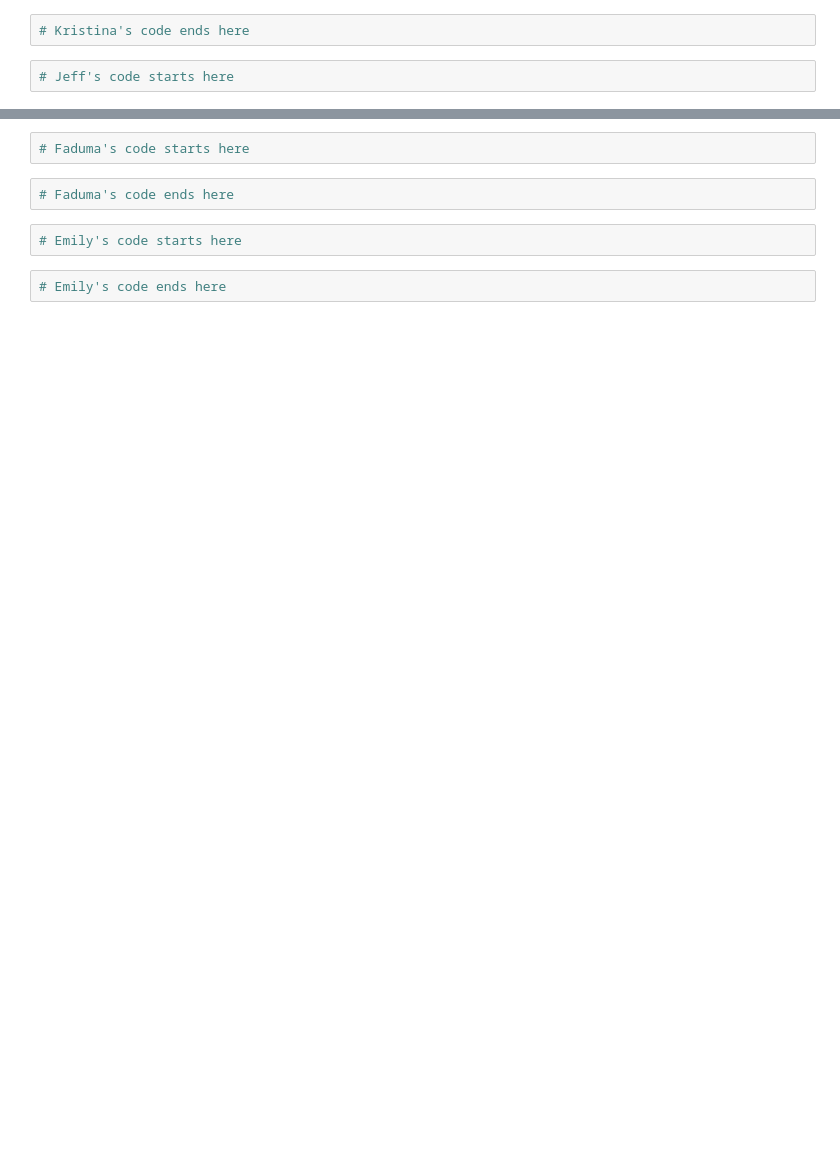
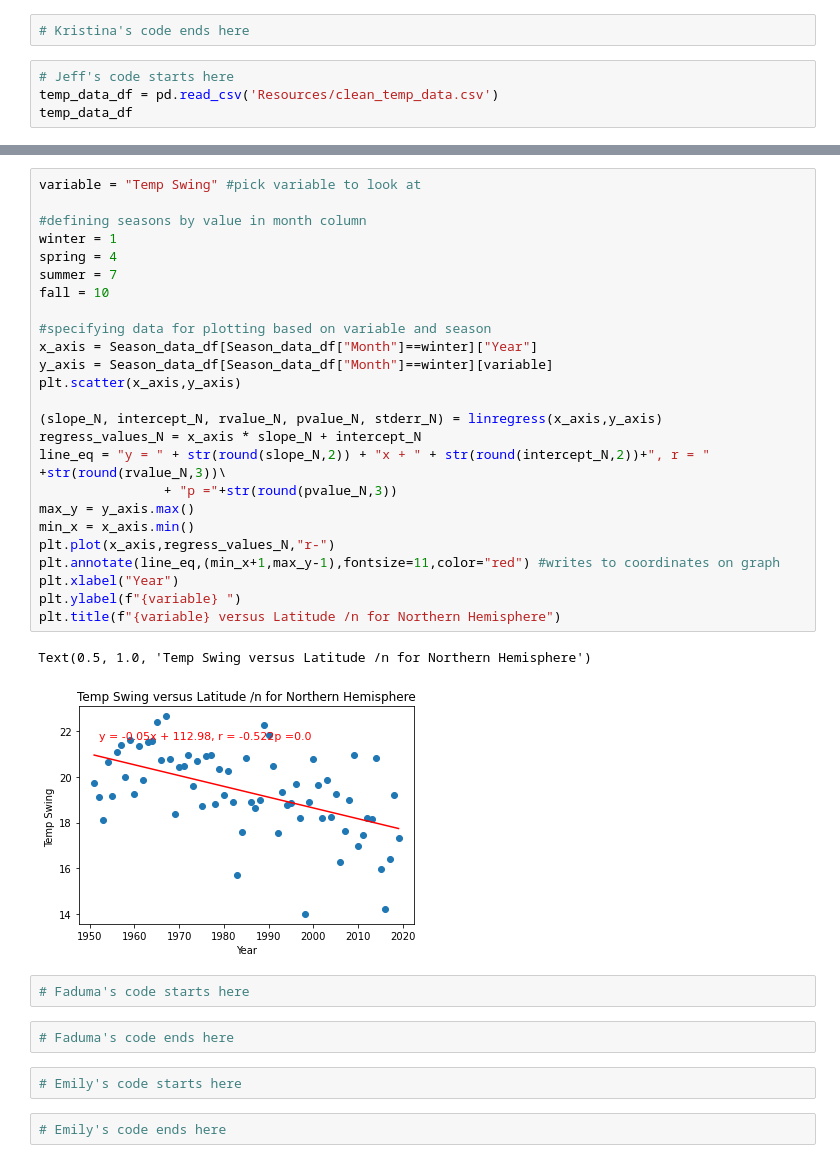
Before and after one commit to emilyfrels/project-1, a Jupyter notebook: analysis.ipynb, the cells around one changed output, grey strips where cells are left out. Cells and saved outputs as stored; diff of their text form; blank space fills up the shorter version.

Commit message:
Initial pass at analysis for temp data - organize by season and generic plot and regression

```diff
--- a/analysis.ipynb
+++ b/analysis.ipynb
@@ -13,3 +37,5 @@ storm_data
 # Kristina's code ends here
 # %%
 # Jeff's code starts here
+temp_data_df = pd.read_csv('Resources/clean_temp_data.csv')
+temp_data_df
@@ -18,3 +112,31 @@ storm_data
+# %%
+variable = "Temp Swing" #pick variable to look at
+
+#defining seasons by value in month column
+winter = 1
+spring = 4
+summer = 7
+fall = 10
+
+#specifying data for plotting based on variable and season
+x_axis = Season_data_df[Season_data_df["Month"]==winter]["Year"]
+y_axis = Season_data_df[Season_data_df["Month"]==winter][variable]
+plt.scatter(x_axis,y_axis)
+
+(slope_N, intercept_N, rvalue_N, pvalue_N, stderr_N) = linregress(x_axis,y_axis)
+regress_values_N = x_axis * slope_N + intercept_N
+line_eq = "y = " + str(round(slope_N,2)) + "x + " + str(round(intercept_N,2))+", r = " +str(round(rvalue_N,3))\
+                + "p ="+str(round(pvalue_N,3))
+max_y = y_axis.max()
+min_x = x_axis.min()
+plt.plot(x_axis,regress_values_N,"r-")
+plt.annotate(line_eq,(min_x+1,max_y-1),fontsize=11,color="red") #writes to coordinates on graph
+plt.xlabel("Year")
+plt.ylabel(f"{variable} ")
+plt.title(f"{variable} versus Latitude /n for Northern Hemisphere")
+# %% [output]
+Text(0.5, 1.0, 'Temp Swing versus Latitude /n for Northern Hemisphere')
+[figure, added]
 # %%
 # Faduma's code starts here
 # %%
```
Also changed, not shown: parts of 6 cells of this notebook.
